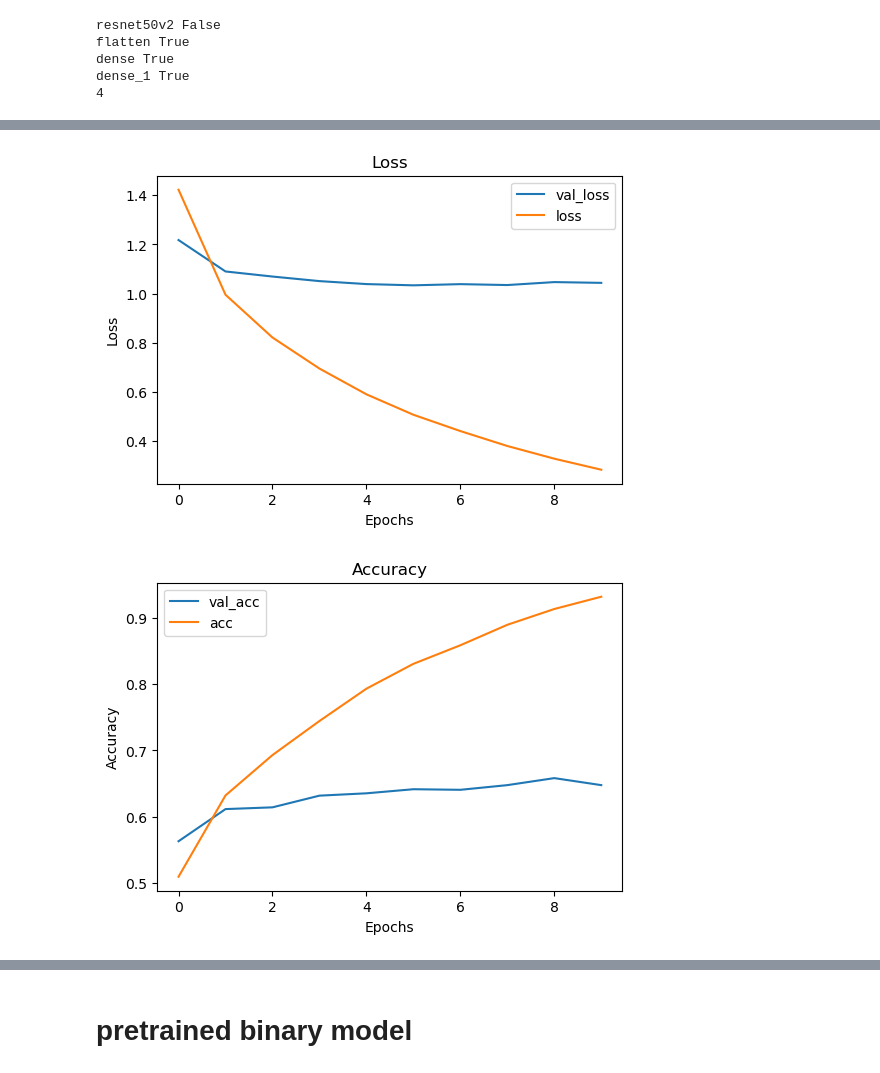
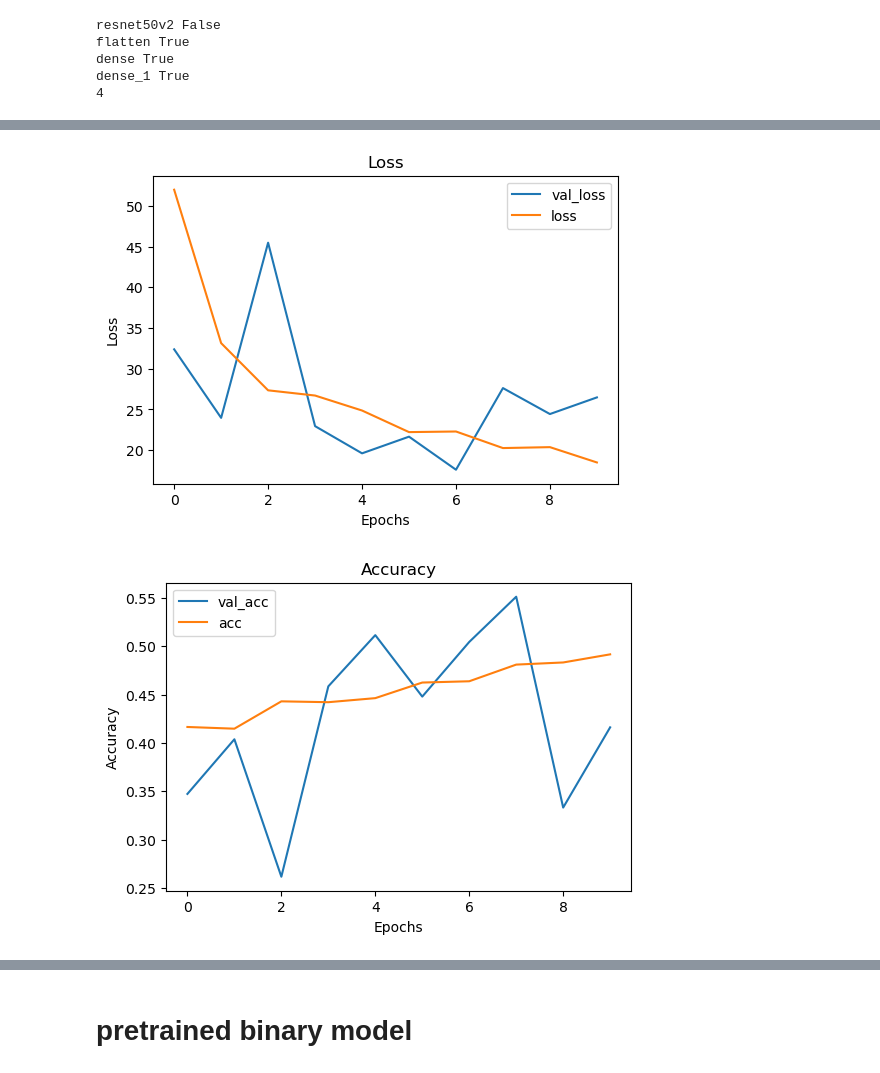
Before and after one commit to lalynjay/cassava_classification, a Jupyter notebook: small_dataset.ipynb, the cells around one changed output, grey strips where cells are left out. Saved outputs shown, nothing was run; the diff lists cells and outputs as text; code cells hidden in the pictures.

```diff
--- a/small_dataset.ipynb
+++ b/small_dataset.ipynb
@@ -2050,9 +1972,9 @@ ________________________________________________________________________________
 # %%
 #instantiate and train model  -12288 input shape if 64 pix   196608 if 256     49152
 np.random.seed(42)
-res_model = models.Sequential()
-res_model.add(resnet)
-res_model.add(layers.Flatten())
-res_model.add(layers.Dense(132, activation='relu'))
-res_model.add(layers.Dense(5, activation='sigmoid'))
+all_res_model = models.Sequential()
+all_res_model.add(resnet)
+all_res_model.add(layers.Flatten())
+all_res_model.add(layers.Dense(132, activation='relu'))
+all_res_model.add(layers.Dense(5, activation='sigmoid'))
 # %%
@@ -2082,15 +2004,15 @@ dense True
 dense_1 True
 4
 # %%
-res_model.compile(loss='categorical_crossentropy',
+all_res_model.compile(loss='categorical_crossentropy',
               optimizer=optimizers.RMSprop(learning_rate=2e-5),
               metrics=['acc'])
 # %%
-res_history = res_model.fit(cnn_train,
-                    cnn_train_labels,
+all_res_history = all_res_model.fit(all_cnn_train,
+                    all_cnn_train_labels,
                     steps_per_epoch=27,
                     epochs=10,
-                    validation_data=(cnn_test, cnn_test_labels),
+                    validation_data=(all_cnn_test, all_cnn_test_labels),
                     validation_steps=10)
 # %% [output]
 Epoch 1/10
@@ -2113,6 +2035,6 @@ Epoch 10/10
 # %%
-visualize_training_results(res_history)
+visualize_training_results(all_res_history)
 # %% [output]
-[figure, old version]
+[figure, new version]
-[figure, old version]
+[figure, new version]
 # %%
```
Also changed, not shown: parts of 53 cells of this notebook, 2 other files.
